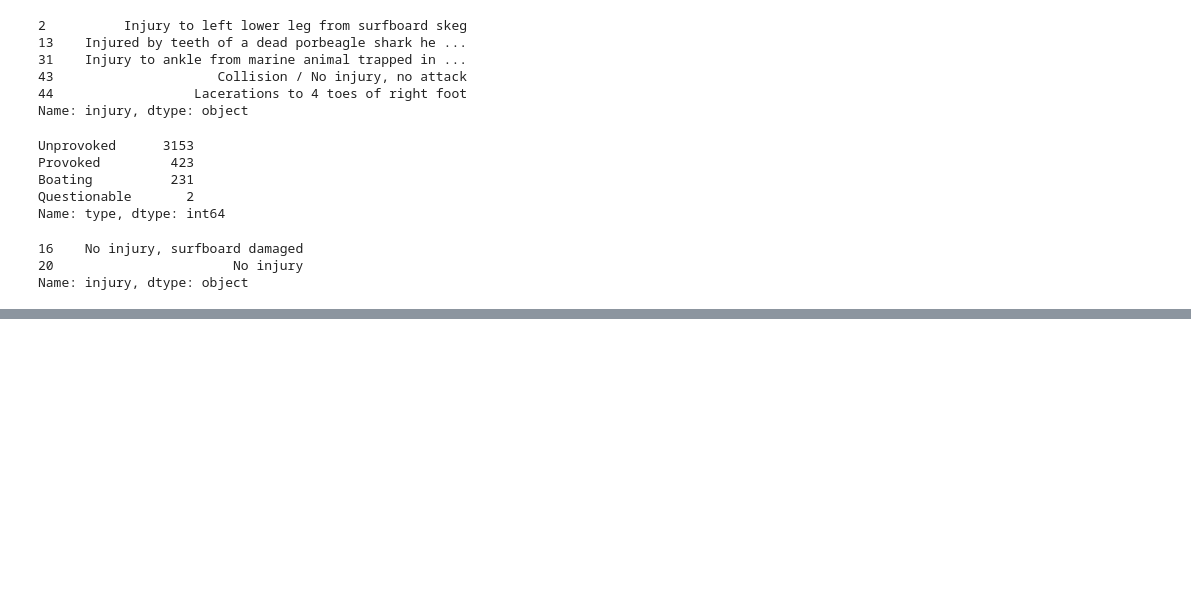
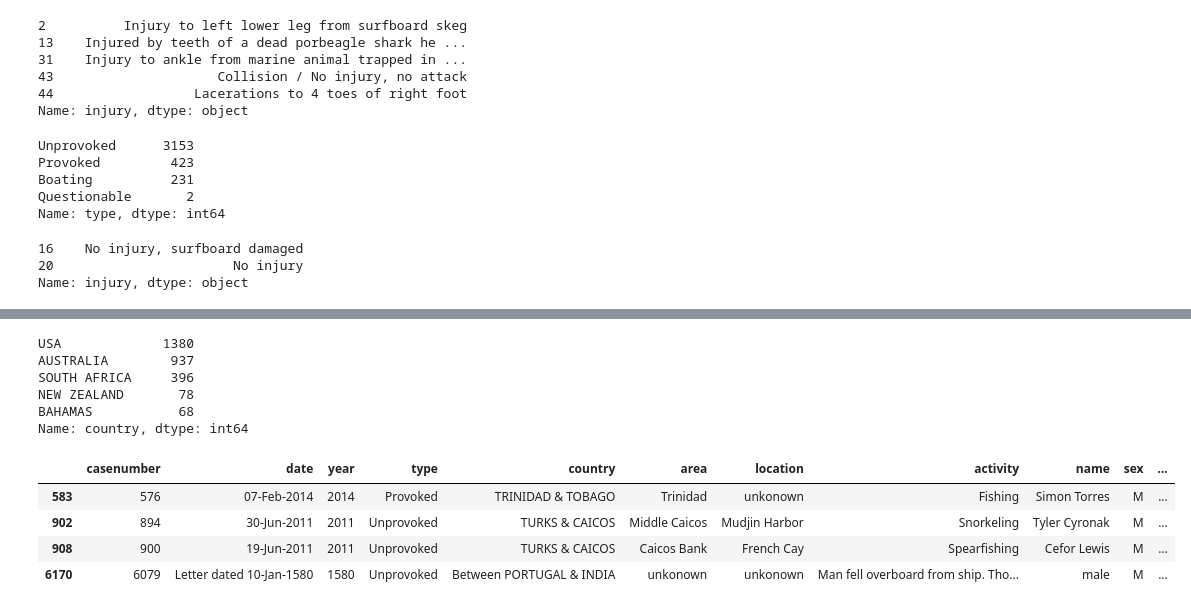
Before and after one commit to BeaZatarain/Project-Shark-Attacks, a Jupyter notebook: Project_Shark_Attacks.ipynb, the cells around one changed output, grey strips where cells are left out. Cells and saved outputs as stored; diff of their text form; code cells hidden in the pictures; blank space fills up the shorter version.

```diff
--- a/Project_Shark_Attacks.ipynb
+++ b/Project_Shark_Attacks.ipynb
@@ -541,0 +585,9 @@ AttributeError: 'str' object has no attribute 'at'
+# %%
+sharks.country.value_counts().head()
+# %% [output]
+USA             1380
+AUSTRALIA        937
+SOUTH AFRICA     396
+NEW ZEALAND       78
+BAHAMAS           68
+Name: country, dtype: int64
@@ -541,0 +597,16 @@ AttributeError: 'str' object has no attribute 'at'
+# %%
+#OJO: tanto en la columna area como location, seguimos teniendo Nan por lo que en primer lugar, rellenaremos esos valores con 'unknown' al tratarse de columnas categóricas.
+
+sharks[['area', 'location']] = sharks[['area', 'location']].fillna(value = 'unkonown')
+# %%
+country_error = sharks[sharks['country'].str.contains('[/?&]')]
+
+country_error
+
+#como son pocos casos, comprobaremos con las columnas de area y location (también google) qué país es en cada caso
+# %% [output]
+|  | casenumber | date | year | type | country | area | location | activity | name | sex | ... |
+| 583 | 576 | 07-Feb-2014 | 2014 | Provoked | TRINIDAD & TOBAGO | Trinidad | unkonown | Fishing | Simon Torres | M | ... |
+| 902 | 894 | 30-Jun-2011 | 2011 | Unprovoked | TURKS & CAICOS | Middle Caicos | Mudjin Harbor | Snorkeling | Tyler Cyronak | M | ... |
+| 908 | 900 | 19-Jun-2011 | 2011 | Unprovoked | TURKS & CAICOS | Caicos Bank | French Cay | Spearfishing | Cefor Lewis | M | ... |
+| 6170 | 6079 | Letter dated 10-Jan-1580 | 1580 | Unprovoked | Between PORTUGAL & INDIA | unkonown | unkonown | Man fell overboard from ship. Tho... | male | M | ... |
```
Also changed, not shown: parts of 11 cells of this notebook.
